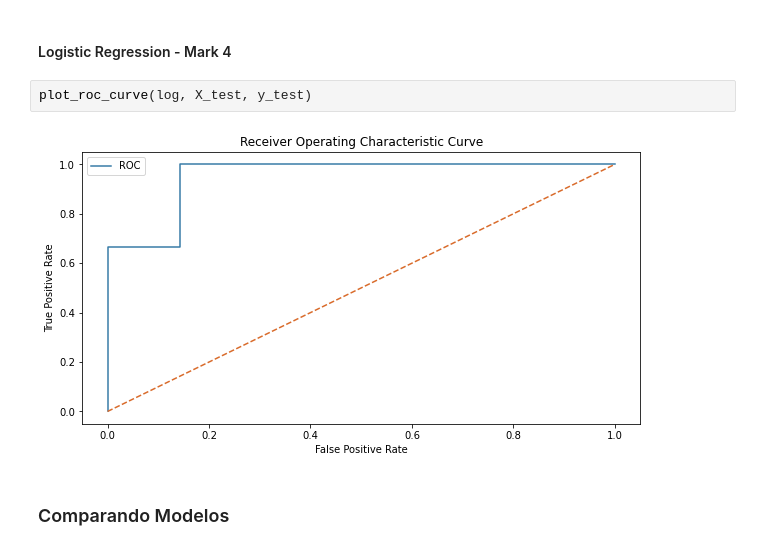
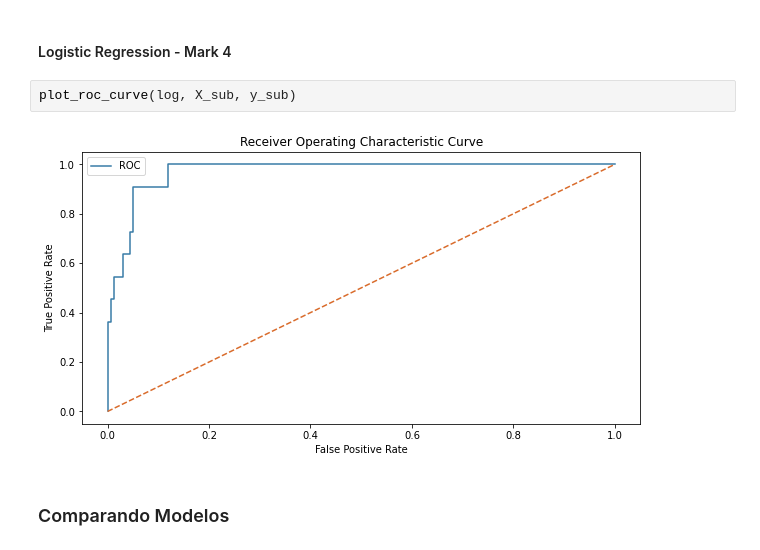
Before and after one commit to RaphelMar/Amazon-Seller---Order-Status-Prediction, a Jupyter notebook: Notebook/Amazon Seller.ipynb, the cells around one changed output. Saved outputs shown, nothing was run; the diff lists cells and outputs as text.

```diff
--- a/Notebook/Amazon Seller.ipynb
+++ b/Notebook/Amazon Seller.ipynb
@@ -773,9 +777,9 @@ plot_roc_curve(decisionTree, X_test, y_test)
 # %% [markdown]
 #### Logistic Regression - Mark 4
 # %%
-plot_roc_curve(log, X_test, y_test)
+plot_roc_curve(log, X_sub, y_sub)
 # %% [output]
-[figure, old version]
+[figure, new version]
 # %% [markdown]
 ### Comparando Modelos
 # %% [markdown]
```
Also changed, not shown: parts of 14 cells of this notebook.
